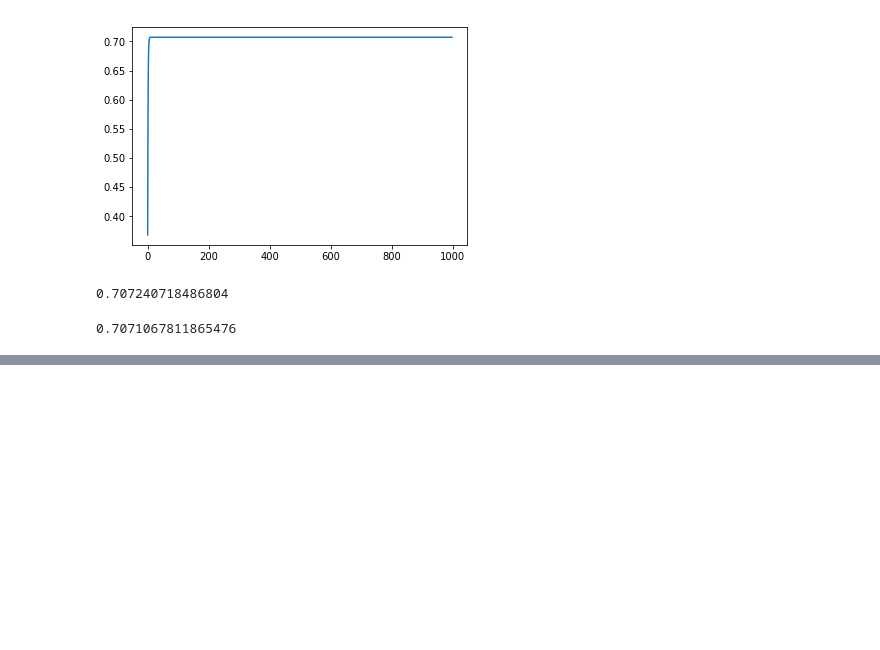
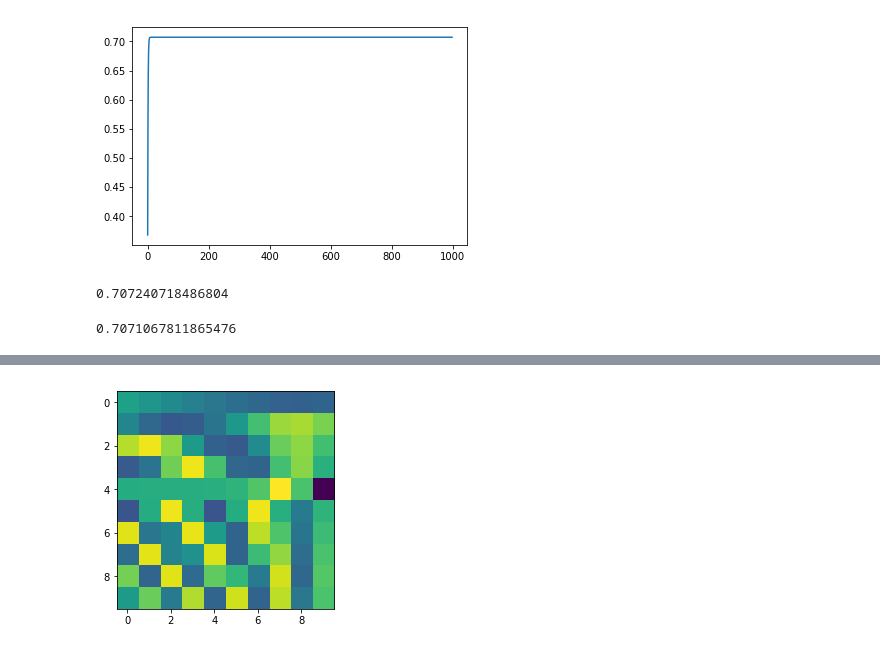
Before and after one commit to JachinShen/supreme-invention, a Jupyter notebook: Untitled.ipynb, the cells around one changed output, grey strips where cells are left out. Drawn from its saved outputs; the diff is of its cells as text; code cells hidden in the pictures; blank space fills up the shorter version.

```diff
--- a/Untitled.ipynb
+++ b/Untitled.ipynb
@@ -47,0 +62,5 @@ np.sqrt(2)/2
+# %%
+plt.imshow(vh)
+plt.show()
+# %% [output]
+[figure, added]
```
Also changed, not shown: parts of 8 cells of this notebook, 12 other files.
